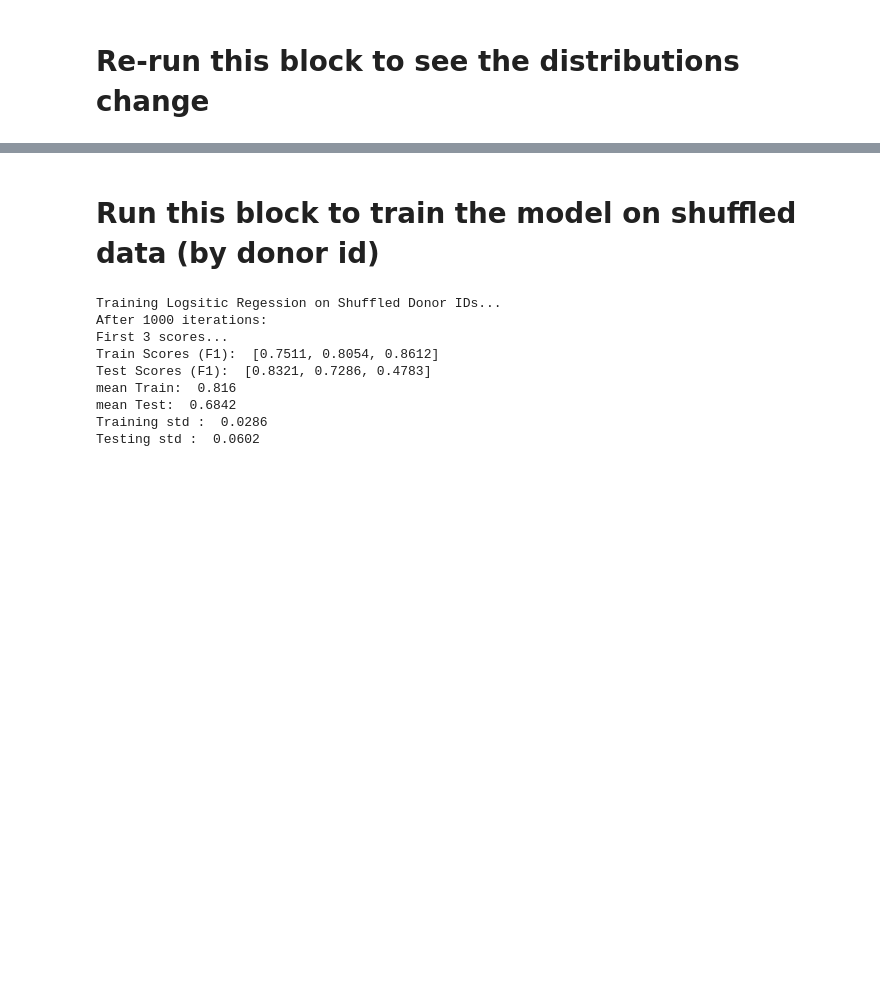
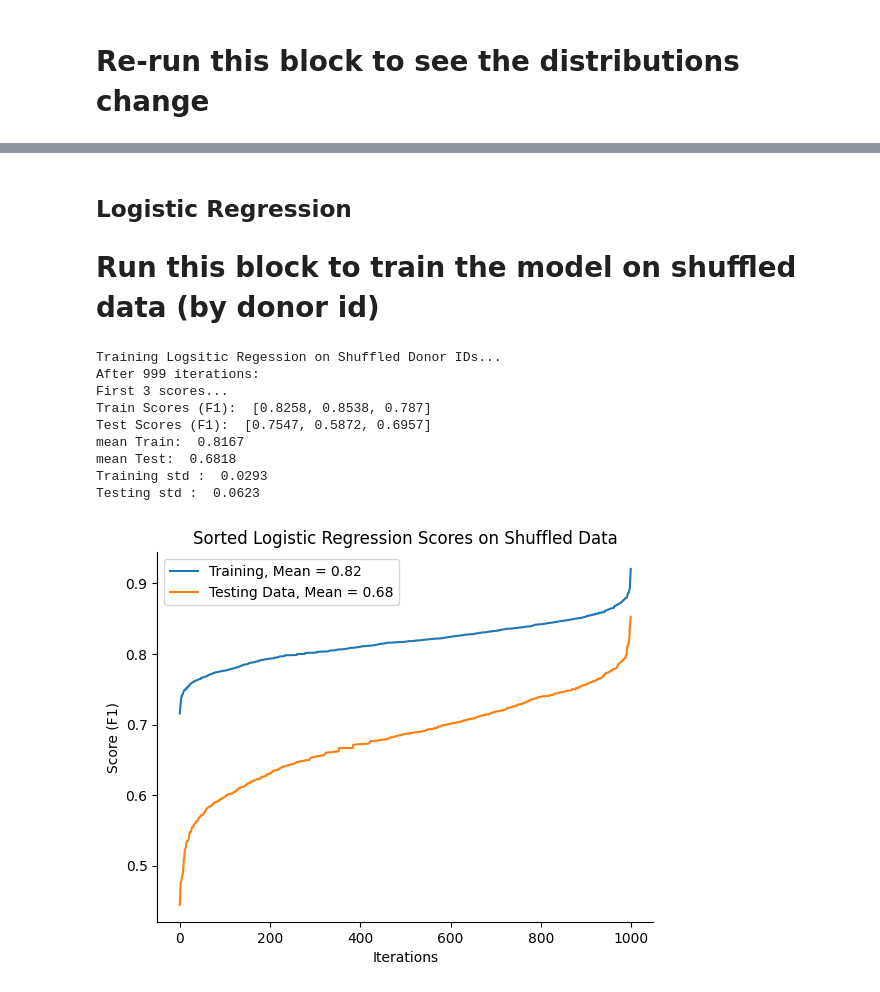
Before and after one commit to clmangham/aging_dementia_tbi, a Jupyter notebook: notebooks/gene_ML.ipynb, the cells around one changed output, grey strips where cells are left out. Drawn from its saved outputs; the diff is of its cells as text; code cells hidden in the pictures; blank space fills up the shorter version.

```diff
--- a/notebooks/gene_ML.ipynb
+++ b/notebooks/gene_ML.ipynb
@@ -67,12 +69,16 @@ plt.show()
 # %% [markdown]
+## Logistic Regression
+
 # Run this block to train the model on shuffled data (by donor id)
 # %%
 train_scores = []
 test_scores = []
-for i in range(1001):
+coefs = []
+for i in range(1000):
     X_train, y_train, X_test, y_test = custom_train_test_split(ml_df,donor_ids, samples)
     clf = LogisticRegression(random_state=42)
     clf.fit(X_train, y_train)
+    coefs.append(clf.coef_[0])
 
     preds = clf.predict(X_train)
     f1_score_train = f1_score(y_train,preds)
@@ -96,11 +102,24 @@ print('Training std : ', np.round(np.std(train_scores),4))
 print('Testing std : ', np.round(np.std(test_scores),4))
 # %% [output]
 Training Logsitic Regession on Shuffled Donor IDs...
-After 1000 iterations:
+After 999 iterations:
 First 3 scores...
-Train Scores (F1):  [0.7511, 0.8054, 0.8612]
-Test Scores (F1):  [0.8321, 0.7286, 0.4783]
-mean Train:  0.816
-mean Test:  0.6842
-Training std :  0.0286
-Testing std :  0.0602
+Train Scores (F1):  [0.8258, 0.8538, 0.787]
+Test Scores (F1):  [0.7547, 0.5872, 0.6957]
+mean Train:  0.8167
+mean Test:  0.6818
+Training std :  0.0293
+Testing std :  0.0623
+# %%
+plt.plot(sorted(train_scores), label = f'Training, Mean = {np.round(np.mean(train_scores),2)}')
+plt.plot(sorted(test_scores), label = f'Testing Data, Mean = {np.round(np.mean(test_scores),2)}')
+plt.title('Sorted Logistic Regression Scores on Shuffled Data')
+plt.ylabel('Score (F1)')
+plt.xlabel('Iterations')
+plt.gca().spines['top'].set_visible(False)
+plt.gca().spines['right'].set_visible(False)
+# plt.axhline(np.mean(train_scores),color="gray",linestyle="--")
+plt.legend()
+plt.show()
+# %% [output]
+[figure, added]
```
Also changed, not shown: parts of 6 cells of this notebook.
